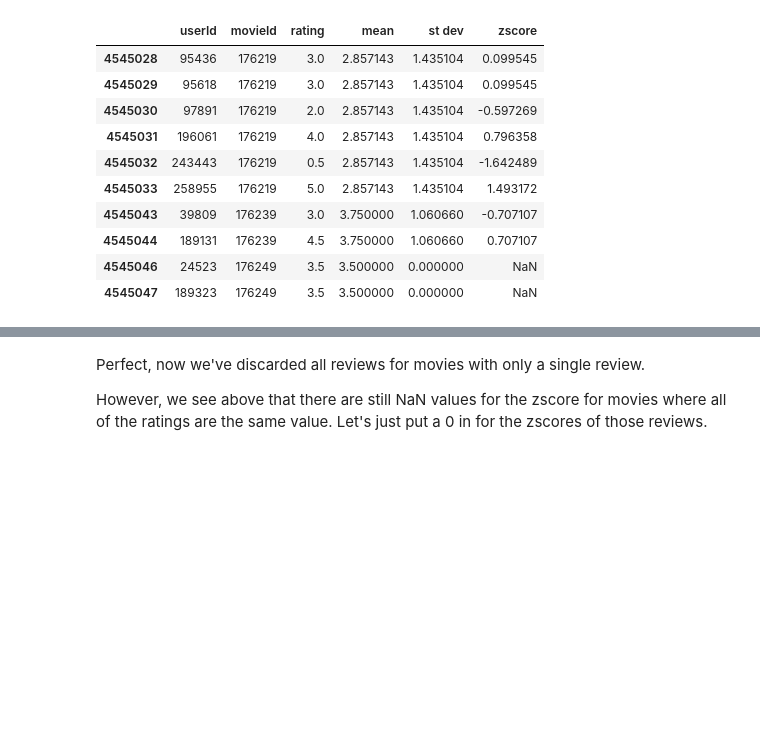
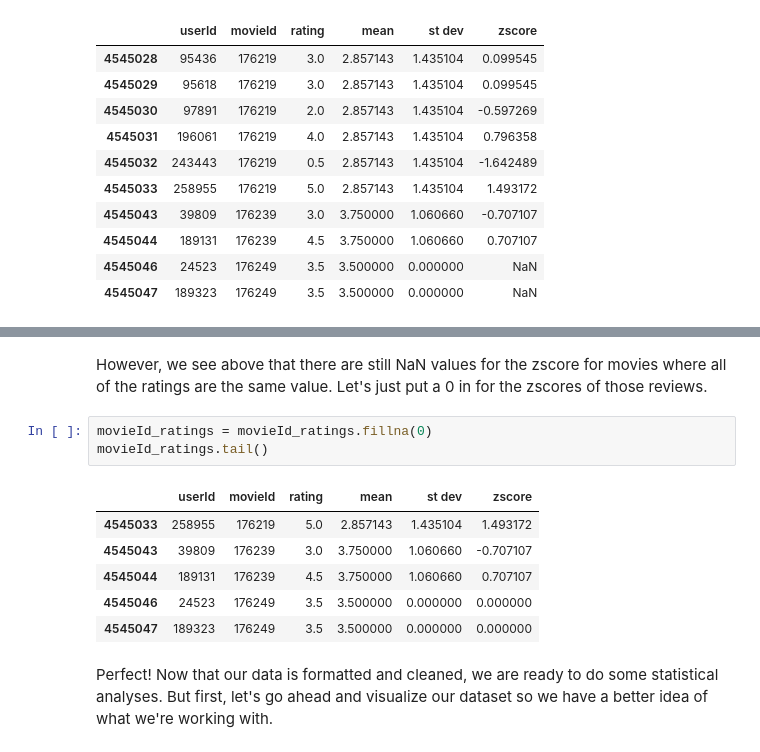
Before and after one commit to ewoodbury/movie-rating-analysis, a Jupyter notebook: Movie Ratings Project.ipynb, the cells around one changed output, grey strips where cells are left out. Saved outputs shown, nothing was run; the diff lists cells and outputs as text; blank space fills up the shorter version.

```diff
--- a/Movie Ratings Project.ipynb
+++ b/Movie Ratings Project.ipynb
@@ -385,4 +381,14 @@ movieId_ratings.tail(10)
 # %% [markdown]
-Perfect, now we've discarded all reviews for movies with only a single review.
-
 However, we see above that there are still NaN values for the zscore for movies where all of the ratings are the same value. Let's just put a 0 in for the zscores of those reviews.
+# %%
+movieId_ratings = movieId_ratings.fillna(0)
+movieId_ratings.tail()
+# %% [output]
+|  | userId | movieId | rating | mean | st dev | zscore |
+| 4545033 | 258955 | 176219 | 5.0 | 2.857143 | 1.435104 | 1.493172 |
+| 4545043 | 39809 | 176239 | 3.0 | 3.750000 | 1.060660 | -0.707107 |
+| 4545044 | 189131 | 176239 | 4.5 | 3.750000 | 1.060660 | 0.707107 |
+| 4545046 | 24523 | 176249 | 3.5 | 3.500000 | 0.000000 | 0.000000 |
+| 4545047 | 189323 | 176249 | 3.5 | 3.500000 | 0.000000 | 0.000000 |
+# %% [markdown]
+Perfect! Now that our data is formatted and cleaned, we are ready to do some statistical analyses. But first, let's go ahead and visualize our dataset so we have a better idea of what we're working with.
```
Also changed, not shown: parts of 8 cells of this notebook.
